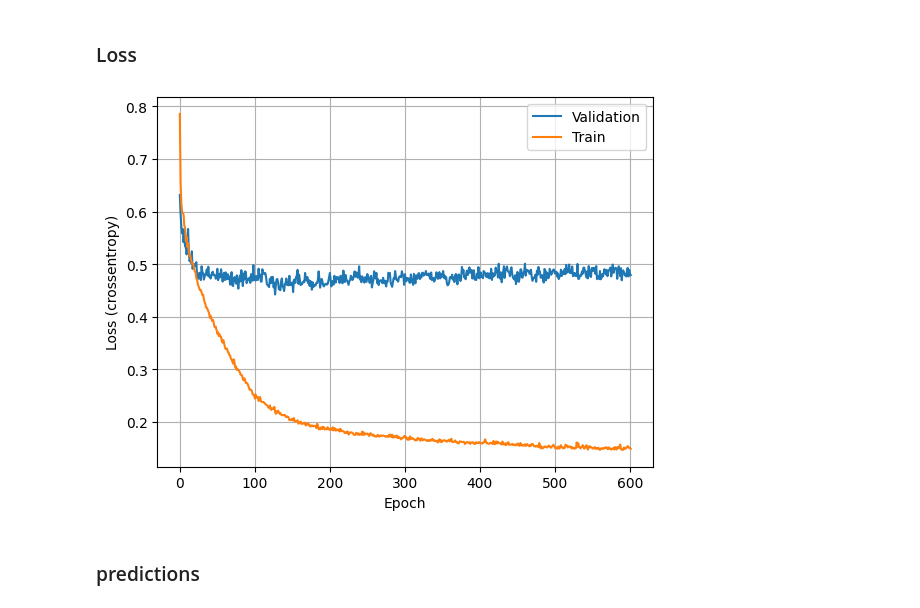
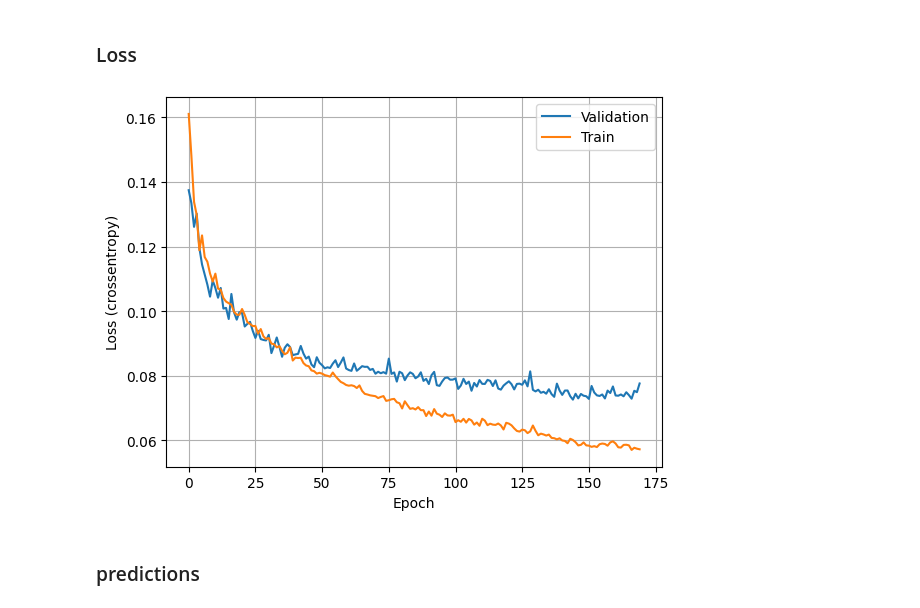
Before and after one commit to shepai/Quadruped, a Jupyter notebook: Code/UBERMODEL/embedding/models/view.ipynb, the cells around one changed output. Drawn from its saved outputs; the diff is of its cells as text; code cells hidden in the pictures.

```diff
--- a/Code/UBERMODEL/embedding/models/view.ipynb
+++ b/Code/UBERMODEL/embedding/models/view.ipynb
@@ -18,18 +18,18 @@ y = scaler.fit_transform(y)
 # %% [markdown]
 ### Loss
 # %%
-losses=np.load("/its/home/drs25/Quadruped/Code/UBERMODEL/models/regressive_lstm_loss.npy")
+losses=np.load("/its/home/drs25/Quadruped/Code/UBERMODEL/models/regressive_lstm_loss_norm_0.3.npy")
 loss_train=losses[:,0]
 loss_val=losses[:,1]
 plt.plot(loss_val,label="Validation")
 plt.plot(loss_train,label="Train")
 plt.grid()
 plt.ylabel("Loss (crossentropy)")
 plt.xlabel("Epoch")
 plt.legend(loc="upper right")
 plt.show()
 # %% [output]
-[figure, old version]
+[figure, new version]
 # %% [markdown]
 ### predictions
 # %%
```
Also changed, not shown: parts of 2 cells of this notebook, 1 other file.
